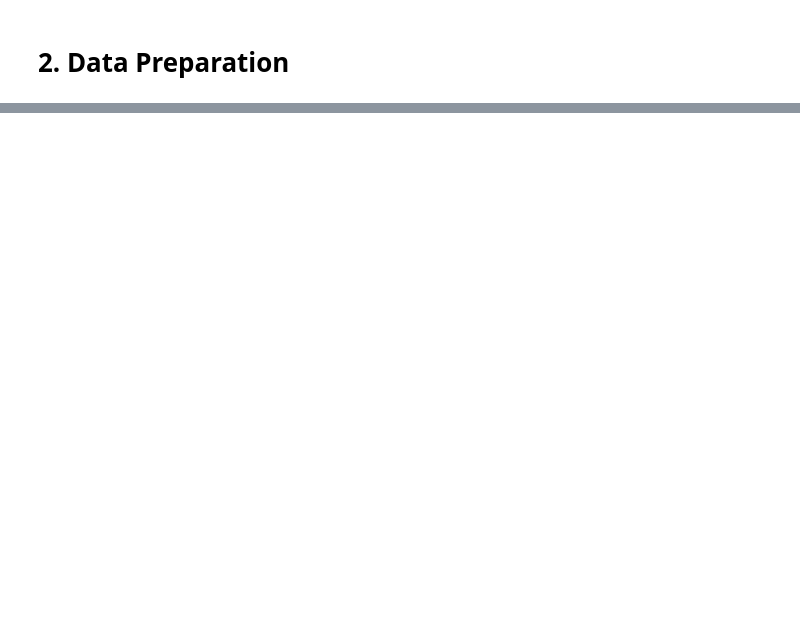
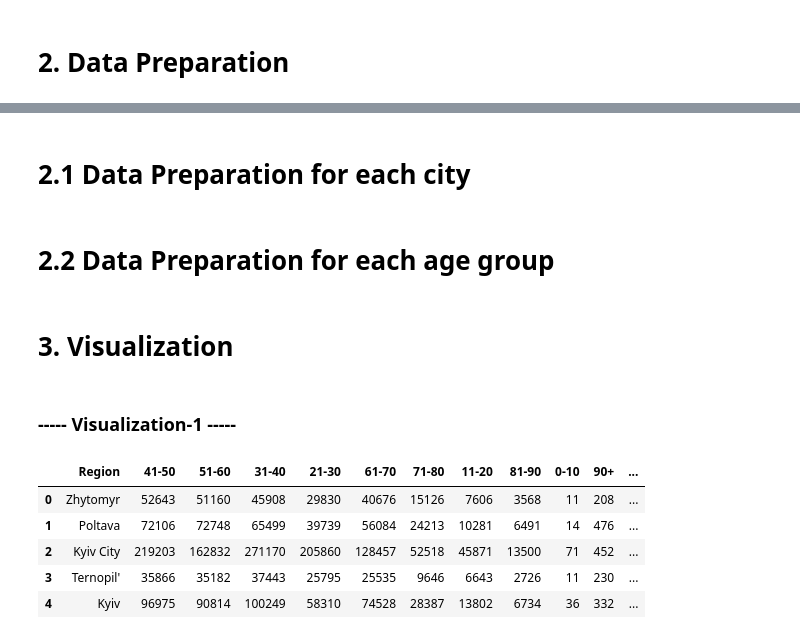
Before and after one commit to markilebyak/UCU_Visualization, a Jupyter notebook: Project/data_visualization.ipynb, the cells around one changed output, grey strips where cells are left out. Saved outputs shown, nothing was run; the diff lists cells and outputs as text; code cells hidden in the pictures; blank space fills up the shorter version.

```diff
--- a/Project/data_visualization.ipynb
+++ b/Project/data_visualization.ipynb
@@ -5,8 +5,6 @@ import altair as alt
 import pandas as pd
 import numpy as np
 import geopandas as gpd
-
-pd.set_option('display.max_colwidth', None)
 # %% [markdown]
 # Final project for Visualization course UCU
 # %% [markdown]
@@ -132,0 +208,2 @@ Name: Region, dtype: int64
+# %% [markdown]
+# 2.1 Data Preparation for each city
@@ -132,0 +234,2 @@ Name: Region, dtype: int64
+# %% [markdown]
+# 2.2 Data Preparation for each age group
@@ -132,0 +260,14 @@ Name: Region, dtype: int64
+# %% [markdown]
+# 3. Visualization
+# %% [markdown]
+### ----- Visualization-1 -----
+# %%
+df_viz_1 = pd.read_csv('./data/cleaned_cities_data.csv')
+df_viz_1.head()
+# %% [output]
+|  | Region | 41-50 | 51-60 | 31-40 | 21-30 | 61-70 | 71-80 | 11-20 | 81-90 | 0-10 | 90+ | ... |
+| 0 | Zhytomyr | 52643 | 51160 | 45908 | 29830 | 40676 | 15126 | 7606 | 3568 | 11 | 208 | ... |
+| 1 | Poltava | 72106 | 72748 | 65499 | 39739 | 56084 | 24213 | 10281 | 6491 | 14 | 476 | ... |
+| 2 | Kyiv City | 219203 | 162832 | 271170 | 205860 | 128457 | 52518 | 45871 | 13500 | 71 | 452 | ... |
+| 3 | Ternopil' | 35866 | 35182 | 37443 | 25795 | 25535 | 9646 | 6643 | 2726 | 11 | 230 | ... |
+| 4 | Kyiv | 96975 | 90814 | 100249 | 58310 | 74528 | 28387 | 13802 | 6734 | 36 | 332 | ... |
```
Also changed, not shown: parts of 27 cells of this notebook, 5 other files.
